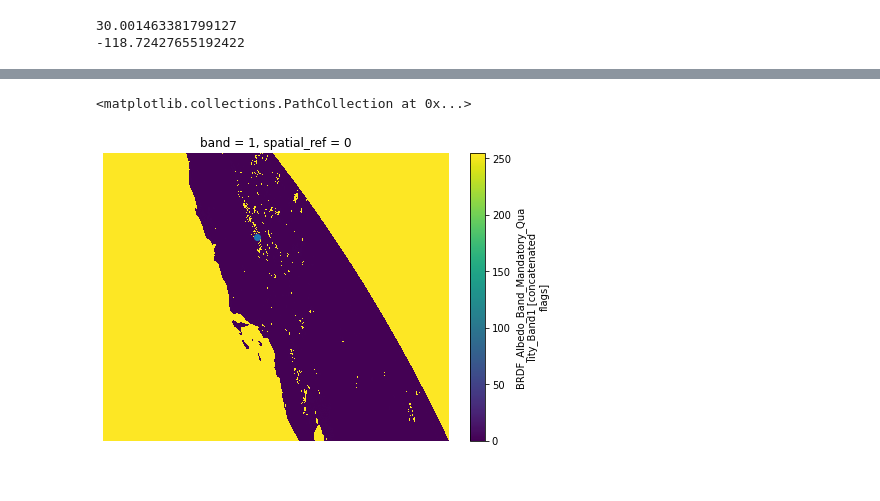
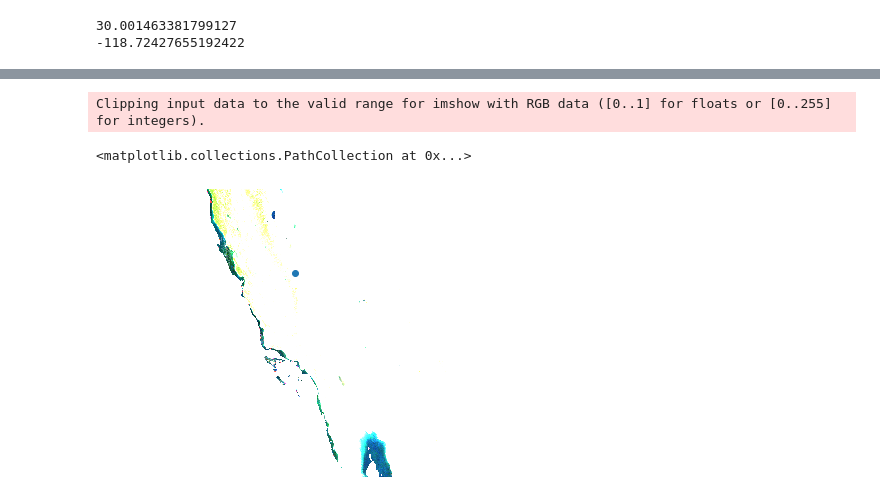
Before and after one commit to M-Harrington/SnowComp, a Jupyter notebook: src/Modis Processing.ipynb, the cells around one changed output, grey strips where cells are left out. Saved outputs shown, nothing was run; the diff lists cells and outputs as text; code cells hidden in the pictures.

```diff
--- a/src/Modis Processing.ipynb
+++ b/src/Modis Processing.ipynb
@@ -224,12 +272,20 @@ RuntimeError: Input file C:\Users\Matt\AppData\Local\Temp\modis\MCD43A4_08_05_20
 # %%
 assert len(file_root) == 1 # future images may come in multiples, not currently handled
-test_im = "C:/Users/Matt/Dropbox/SnowComp/MCD43A4_08_05_2018116_MCD43A4.A2018116.h08v05.006.2018125031956_0.tif"
-image = rxr.open_rasterio(test_im)
-# image = rxr.open_rasterio(filename)
+# test_im = "C:/Users/Matt/Dropbox/SnowComp/MCD43A4_08_05_2018116_MCD43A4.A2018116.h08v05.006.2018125031956_0.tif"
+# image = rxr.open_rasterio(test_im)
 
-# output_raster = "C:/Users/Matt/Pictures/"+file_root[0] + "-epsg4326"+".hdf"
+
+output_raster = "C:/Users/Matt/Pictures/"+"test"+".nc"
 # file_root[0] = file_root[0].replace('.', '-').replace('/','-')
 
+rds = rxr.open_rasterio(filename)
+image = rds.rio.reproject(dst_crs="EPSG:4326")
 
-# image = rds.rio.reproject(dst_crs="EPSG:4326",src_crs=src_crs) # .rio.to_raster(output_raster)
-image
+# #rewrite missing values for saving
+image = image.where(image != 255, other = 32767)
+
+for var in image.data_vars:
+    image[var]=image[var].astype(image[var].dtype,keep_attrs = False)
+
+image.to_netcdf(output_raster)
+# image.rio.to_raster(output_raster)
@@ -302,3 +344,6 @@ print(image.x.values[x_idx])
 # %% [output]
 30.001463381799127
 -118.72427655192422
+# %%
+colors = ['Nadir_Reflectance_Band1','Nadir_Reflectance_Band4','Nadir_Reflectance_Band3']
+image[colors].drop(["band","spatial_ref"]).to_array().squeeze()
@@ -305,20 +368,23 @@ print(image.x.values[x_idx])
 # %%
 # ds = rxr.open_rasterio(output_raster)
 
-# norm_value = 5000
-# r = image['Nadir_Reflectance_Band1'].values.squeeze() / norm_value
-# g = image['Nadir_Reflectance_Band4'].values.squeeze() / norm_value
-# b = image['Nadir_Reflectance_Band3'].values.squeeze() / norm_value
-# rgb = np.dstack((r,g,b))
+norm_value = 5000
+r = image['Nadir_Reflectance_Band1'].values.squeeze() / norm_value
+g = image['Nadir_Reflectance_Band4'].values.squeeze() / norm_value
+b = image['Nadir_Reflectance_Band3'].values.squeeze() / norm_value
+rgb = np.dstack((r,g,b))
 
 # np.clip(rgb,0,1,rgb)
 fig = plt.figure(frameon=False); ax = plt.Axes(fig,[0., 0., 1., 1.])
 ax.set_axis_off(); fig.add_axes(ax)
-image.squeeze().plot.imshow(ax=ax)
+
+xr.plot.imshow(image[colors].drop(["band","spatial_ref"]).to_array().squeeze())
+# image.squeeze().plot.imshow(ax=ax)
 # xr.plot.imshow(image.squeeze())
 
 
 plt.scatter(x = image.x.values[x_idx],y = image.y.values[y_idx])
 # %% [output]
-<matplotlib.collections.PathCollection at 0x...>
+Clipping input data to the valid range for imshow with RGB data ([0..1] for floats or [0..255] for integers).
+<matplotlib.collections.PathCollection at 0x...>
-[figure, old version]
+[figure, new version]
```
Also changed, not shown: parts of 8 cells of this notebook.
